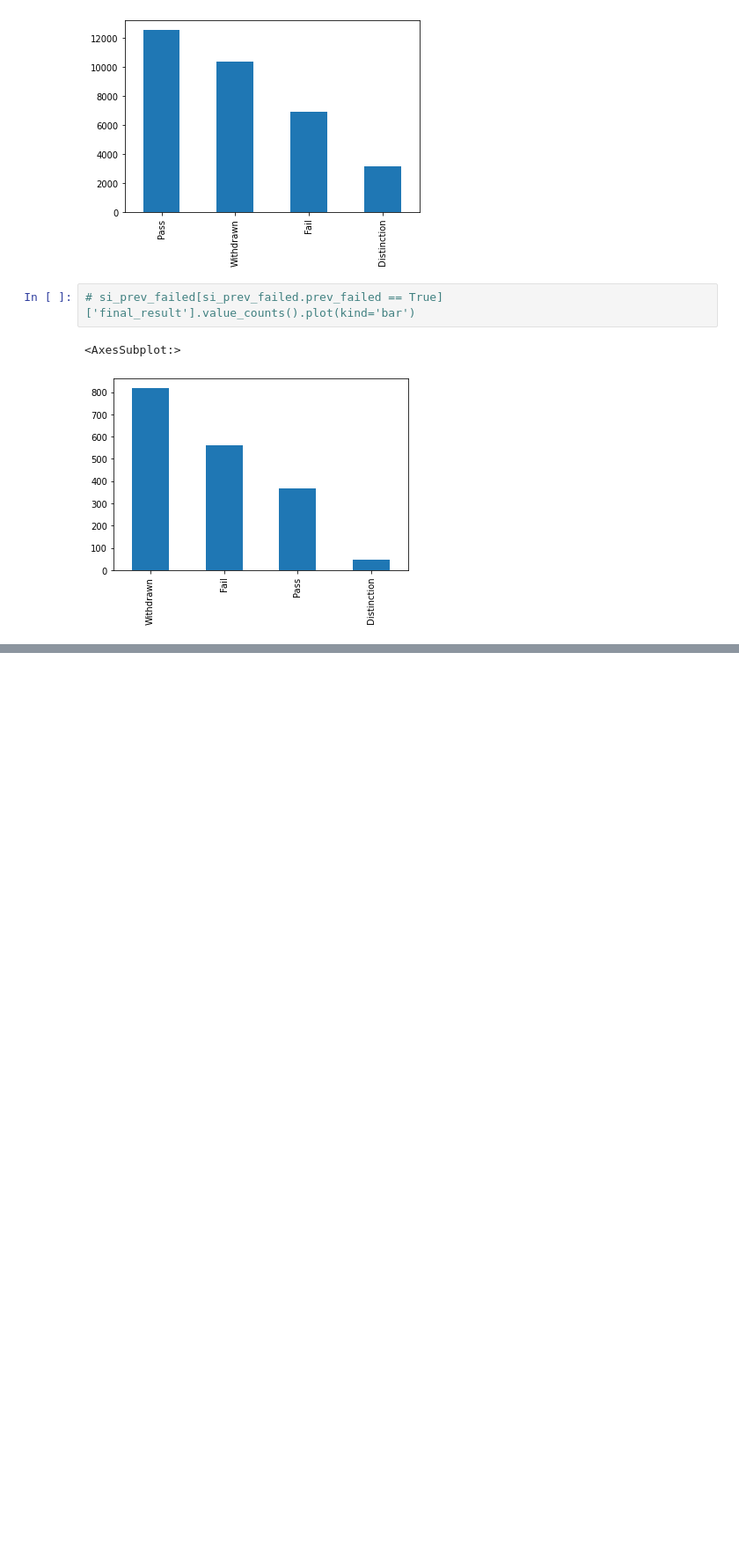
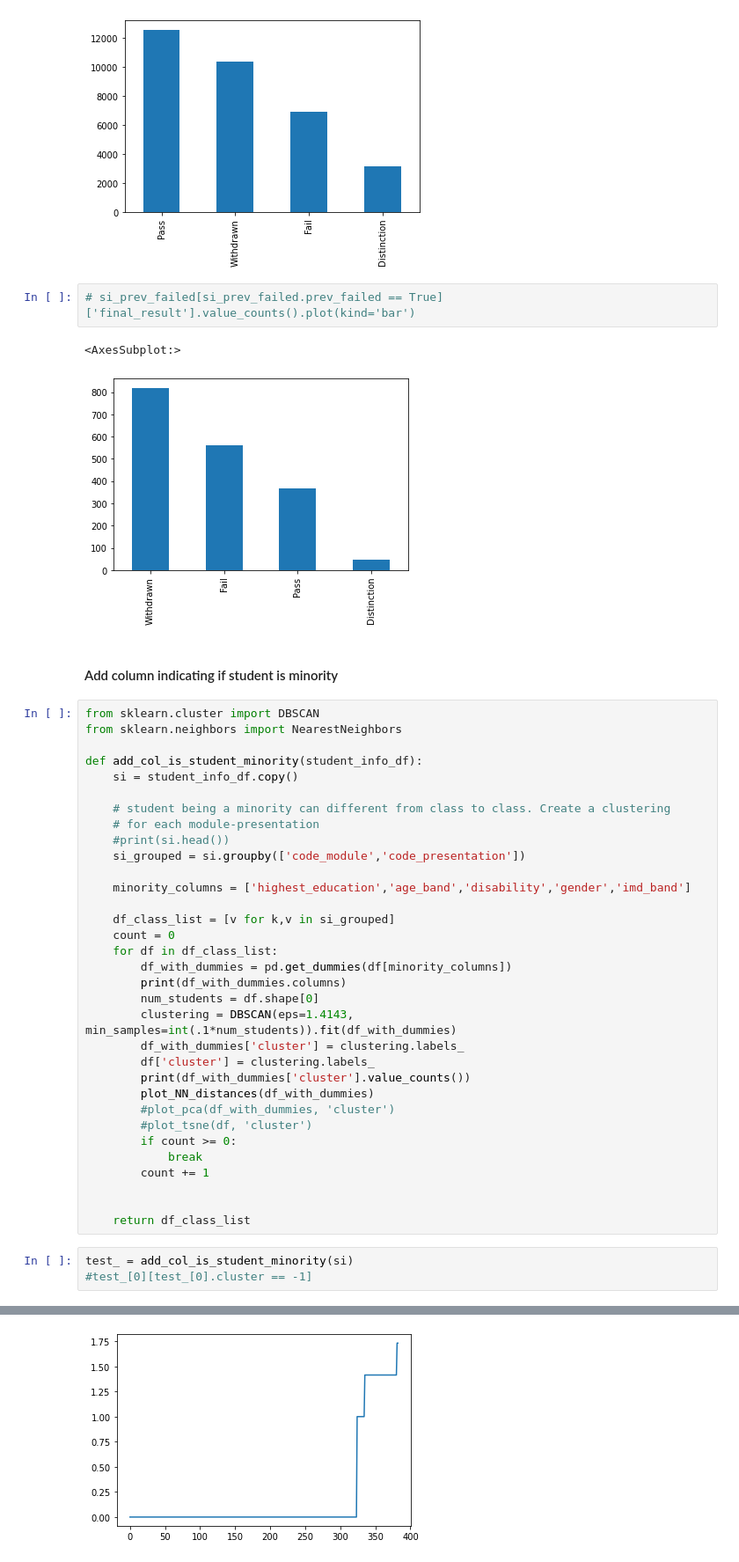
Before and after one commit to sustrev/SIADS697, a Jupyter notebook: ou_feature_engineering.ipynb, the cells around one changed output, grey strips where cells are left out. Shown at 88% size. Cells and saved outputs as stored; diff of their text form; blank space fills up the shorter version.

Commit message:
work in progress: adding clustering

```diff
--- a/ou_feature_engineering.ipynb
+++ b/ou_feature_engineering.ipynb
@@ -103,3 +105,42 @@ Index(['code_module_x', 'code_presentation_x', 'id_student', 'gender',
 # %% [output]
 <AxesSubplot:>
 [figure]
+# %% [markdown]
+#### Add column indicating if student is minority
+# %%
+from sklearn.cluster import DBSCAN
+from sklearn.neighbors import NearestNeighbors
+
+def add_col_is_student_minority(student_info_df):
+    si = student_info_df.copy()
+
+    # student being a minority can different from class to class. Create a clustering
+    # for each module-presentation
+    #print(si.head())
+    si_grouped = si.groupby(['code_module','code_presentation'])
+
+    minority_columns = ['highest_education','age_band','disability','gender','imd_band']
+
+    df_class_list = [v for k,v in si_grouped]
+    count = 0
+    for df in df_class_list:
+        df_with_dummies = pd.get_dummies(df[minority_columns])
+        print(df_with_dummies.columns)
+        num_students = df.shape[0]
+        clustering = DBSCAN(eps=1.4143, min_samples=int(.1*num_students)).fit(df_with_dummies)
+        df_with_dummies['cluster'] = clustering.labels_
+        df['cluster'] = clustering.labels_
+        print(df_with_dummies['cluster'].value_counts())
+        plot_NN_distances(df_with_dummies)
+        #plot_pca(df_with_dummies, 'cluster')
+        #plot_tsne(df, 'cluster')
+        if count >= 0:
+            break
+        count += 1
+
+
+    return df_class_list
+# %%
+test_ = add_col_is_student_minority(si)
+#test_[0][test_[0].cluster == -1]
+# %% [output]
@@ -105,0 +164 @@ Index(['code_module_x', 'code_presentation_x', 'id_student', 'gender',
+[figure, added]
```
Also changed, not shown: parts of 5 cells of this notebook.
